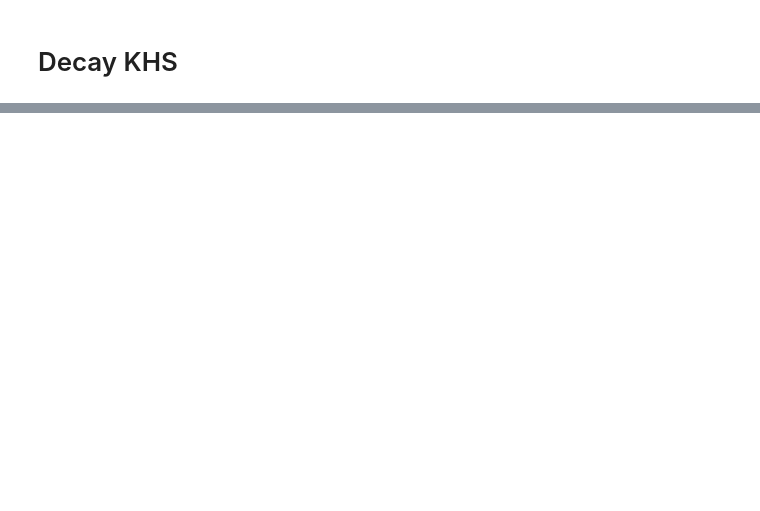
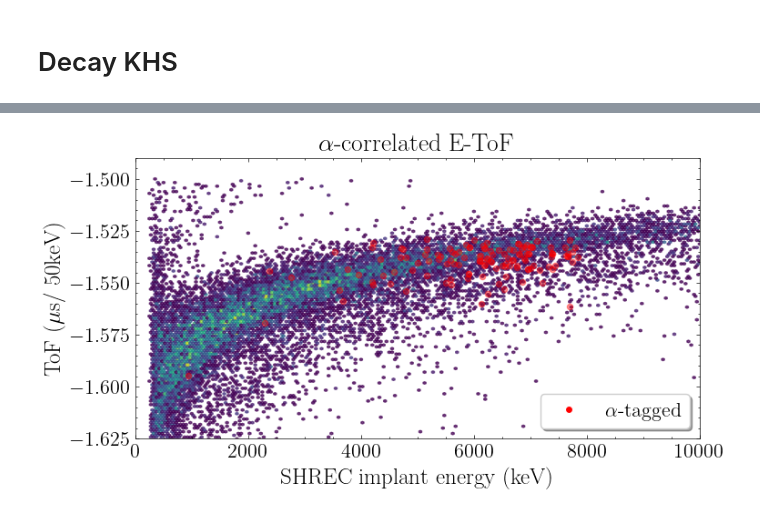
Before and after one commit to JChads4/ppac_analysis2, a Jupyter notebook: ppac_analysis.ipynb, the cells around one changed output, grey strips where cells are left out. Drawn from its saved outputs; the diff is of its cells as text; code cells hidden in the pictures; blank space fills up the shorter version.

```diff
--- a/ppac_analysis.ipynb
+++ b/ppac_analysis.ipynb
@@ -479,0 +759,22 @@ decay_candidates_df.head()
+# %%
+# Correlated etof
+
+plt.figure(figsize=(8,4))
+fs = 18
+plt.hexbin(coincident_imp_df['imp_xE'], coincident_imp_df['dt_anodeH_us_corr'],
+           gridsize=200, extent=(0, 10000, -1.7, -1.5), mincnt=1, cmap='viridis', alpha=0.7)
+plt.scatter(final_correlated_df['rec_xE'], final_correlated_df['rec_dt_anodeH_us_corr'],
+            color='red', alpha=0.4, s=20, label=r'$\alpha$-tagged')
+legend_marker = Line2D([0], [0], marker='o', color='w', markersize=6,
+                        markerfacecolor='red', label=r'$\alpha$-tagged')
+plt.ylim(-1.625, -1.49)
+plt.xlim(0, 10000)
+plt.xlabel('SHREC implant energy (keV)', fontsize=fs)
+plt.ylabel(r'ToF ($\mu$s/ 50keV)', fontsize=fs)
+plt.title(r'$\alpha$-correlated E-ToF', fontsize=fs+2)
+ax = plt.gca()
+ax.tick_params(axis='both', which='major', labelsize=fs-2)
+plt.legend(handles=[legend_marker], loc='lower right', fontsize=fs-2, frameon=True, facecolor='white', shadow=True)
+plt.savefig('plots/correlated_etof.pdf', dpi=300)
+# %% [output]
+[figure, added]
```
Also changed, not shown: parts of 25 cells of this notebook, 12 other files.
